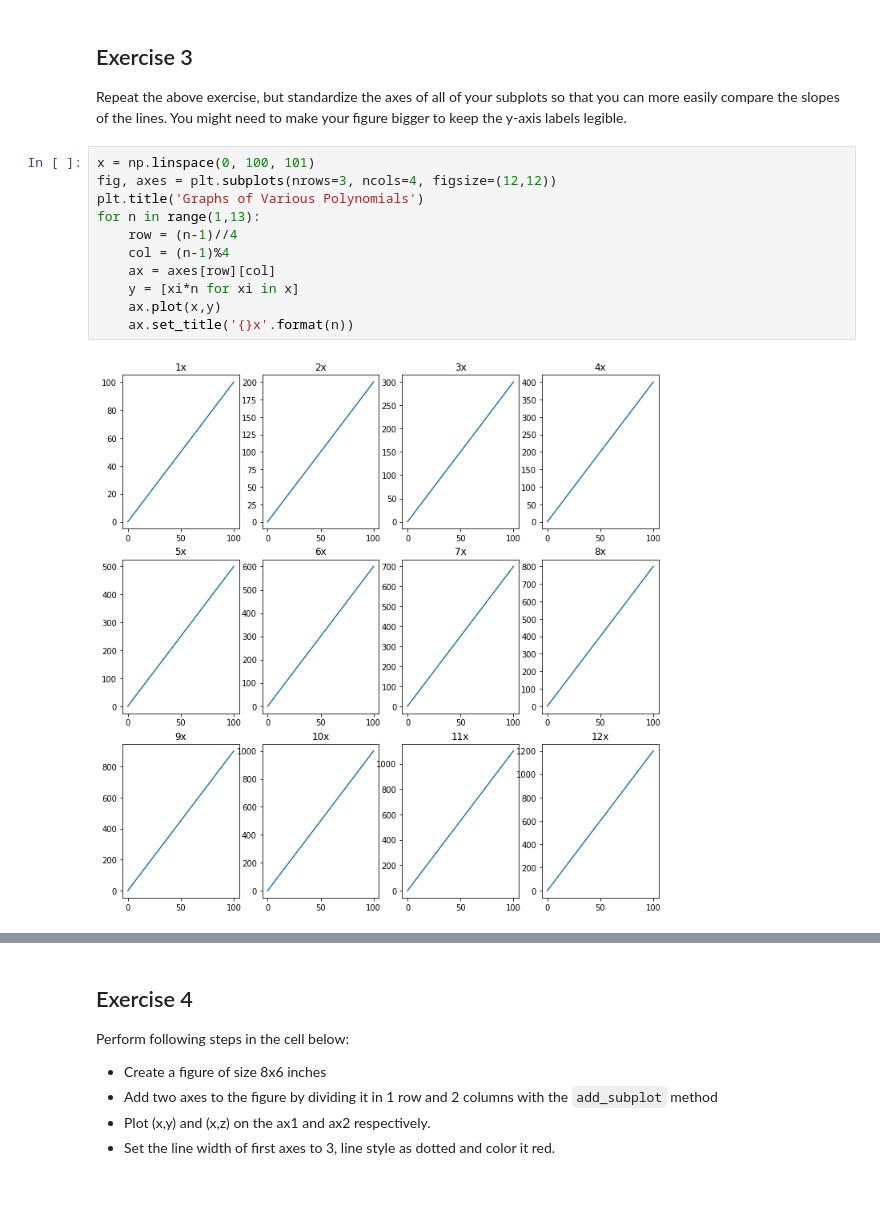
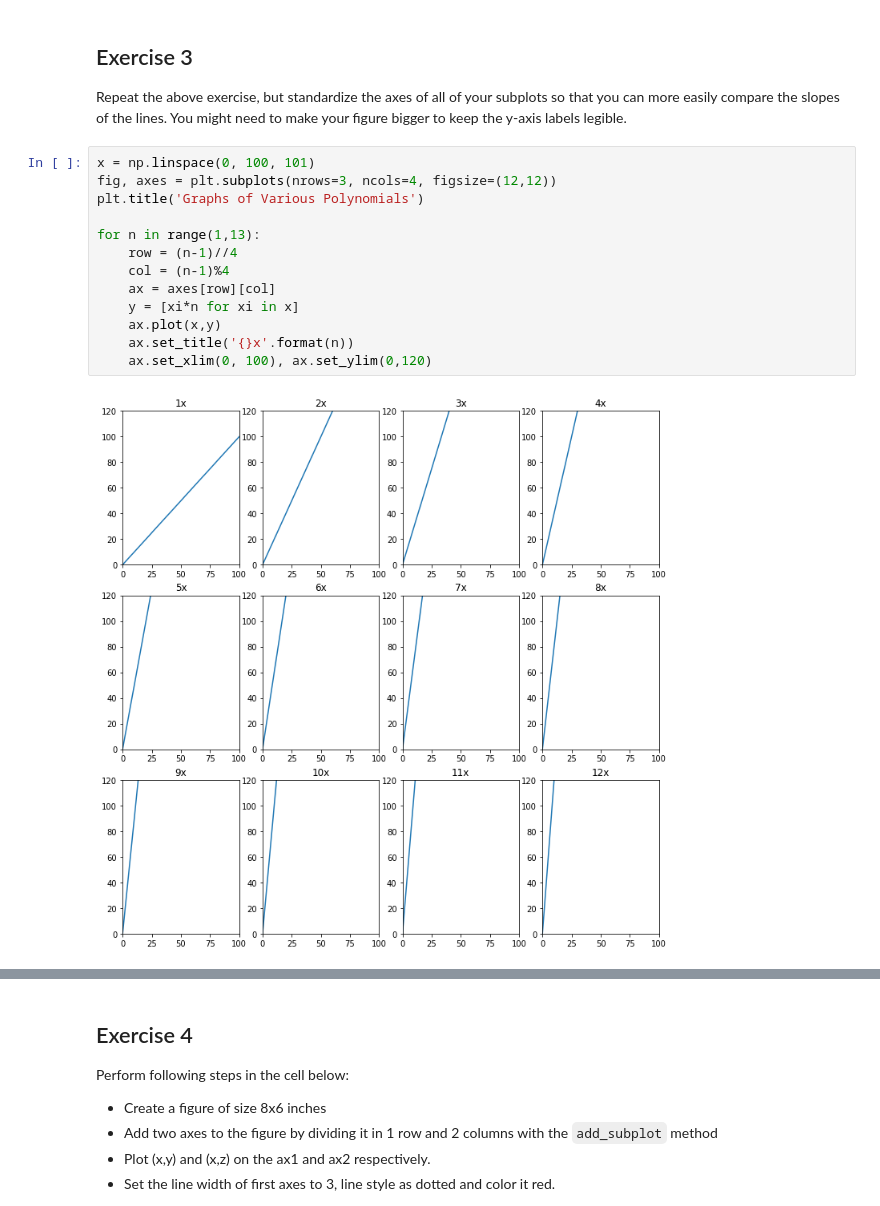
Before and after one commit to hakkeray/dsc-more-practice-with-matplotlib-lab-online-ds-ft-100719, a Jupyter notebook: index.ipynb, the cells around one changed output, grey strips where cells are left out. Saved outputs shown, nothing was run; the diff lists cells and outputs as text.

```diff
--- a/index.ipynb
+++ b/index.ipynb
@@ -122,13 +119,15 @@ Repeat the above exercise, but standardize the axes of all of your subplots so t
 # %%
 x = np.linspace(0, 100, 101)
 fig, axes = plt.subplots(nrows=3, ncols=4, figsize=(12,12))
 plt.title('Graphs of Various Polynomials')
+
 for n in range(1,13):
     row = (n-1)//4
     col = (n-1)%4
     ax = axes[row][col]
     y = [xi*n for xi in x]
     ax.plot(x,y)
     ax.set_title('{}x'.format(n))
+    ax.set_xlim(0, 100), ax.set_ylim(0,120)
 # %% [output]
-[figure, old version]
+[figure, new version]
```
Also changed, not shown: parts of 5 cells of this notebook.
